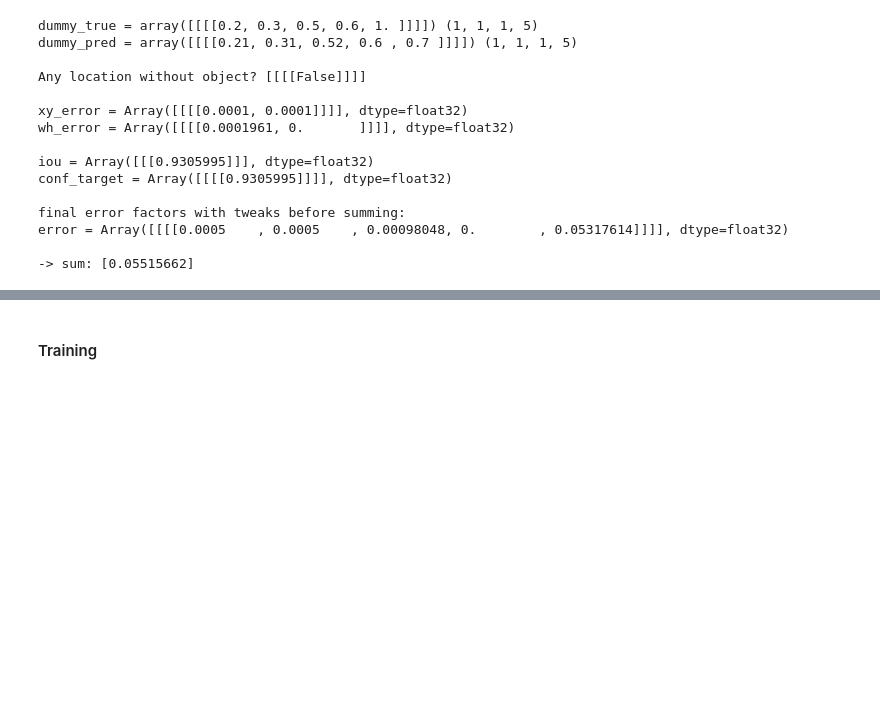
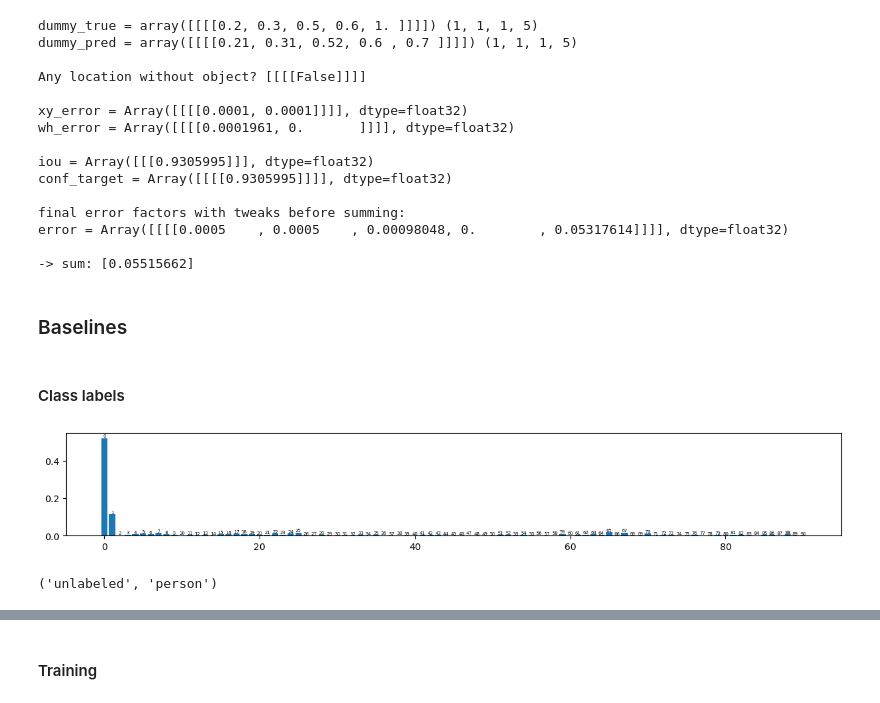
Before and after one commit to arsiliath/DLWP, a Jupyter notebook: lectures/06/chapter12_object-detection.ipynb, the cells around one changed output, grey strips where cells are left out. Cells and saved outputs as stored; diff of their text form; code cells hidden in the pictures; blank space fills up the shorter version.

Commit message:
lectures | 6: 12, baseline, etc.

```diff
--- a/lectures/06/chapter12_object-detection.ipynb
+++ b/lectures/06/chapter12_object-detection.ipynb
@@ -610,3 +611,21 @@ final error factors with tweaks before summing:
 error = Array([[[[0.0005    , 0.0005    , 0.00098048, 0.        , 0.05317614]]]], dtype=float32)
 
 -> sum: [0.05515662]
+# %% [markdown]
+### Baselines
+# %% [markdown]
+#### Class labels
+# %%
+counts = np.bincount(class_array.astype(np.int64).ravel())
+probs = counts / counts.sum()
+
+fig = plt.figure(figsize=(15,2))
+bars = plt.bar(range(len(probs)), probs)
+for i, bar in enumerate(bars):
+    plt.text(bar.get_x() + bar.get_width()/2, bar.get_height(), str(i), ha='center', va='bottom', fontsize=5.)
+# %% [output]
+[figure, added]
+# %%
+keras_hub.utils.coco_id_to_name(0), keras_hub.utils.coco_id_to_name(1)
+# %% [output]
+('unlabeled', 'person')
```
Also changed, not shown: parts of 17 cells of this notebook.
